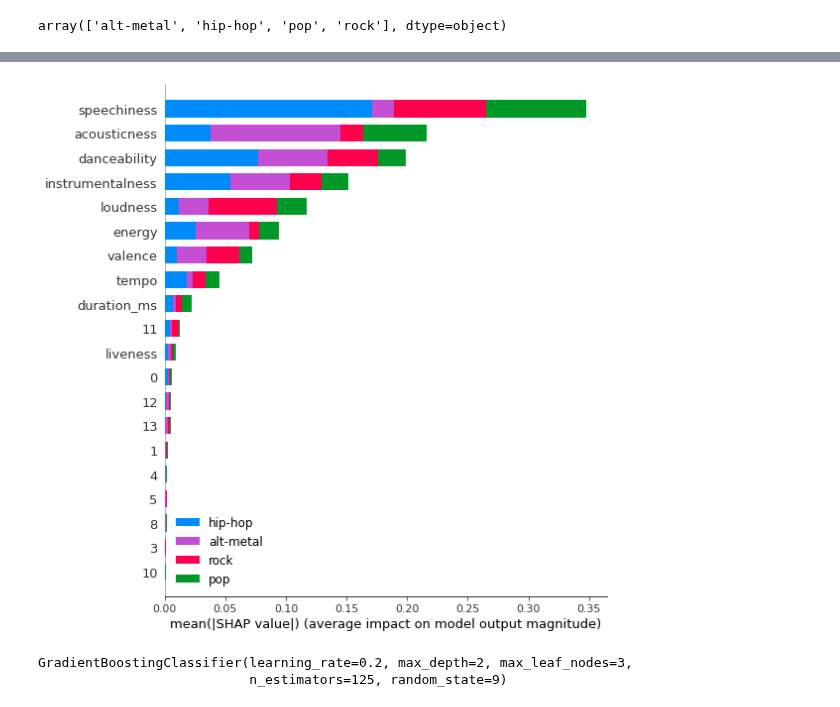
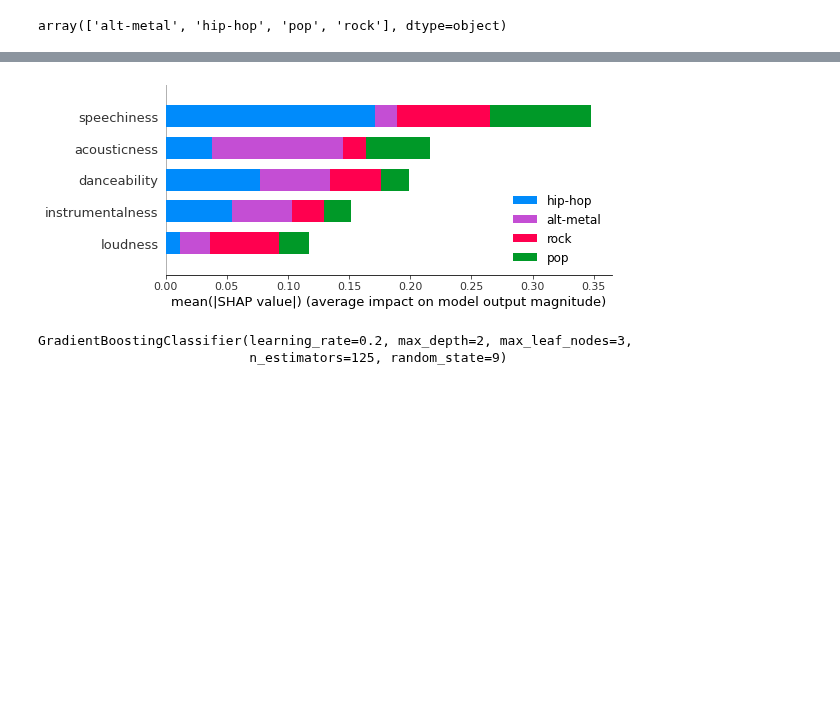
Before and after one commit to Hadryan/Music-Recommendation-System-24, a Jupyter notebook: Notebook-2-Predict-Genre-Data-Modeling.ipynb, the cells around one changed output, grey strips where cells are left out. Cells and saved outputs as stored; diff of their text form; code cells hidden in the pictures; blank space fills up the shorter version.

```diff
--- a/Notebook-2-Predict-Genre-Data-Modeling.ipynb
+++ b/Notebook-2-Predict-Genre-Data-Modeling.ipynb
@@ -714,11 +715,12 @@ shap.summary_plot(shap_values, features=final_ohe,
 # %%
 explainer = shap.TreeExplainer(vclf_rf)
 shap_values = explainer.shap_values(final_ohe)
 shap.summary_plot(shap_values, features=final_ohe,
                   feature_names=final_ohe.columns,
-                  class_names = voting_clf.classes_)
+                  class_names = voting_clf.classes_,
+                 max_display = 5)
 # %% [output]
-[figure, old version]
+[figure, new version]
 # %%
 vclf_gbc
 # %% [output]
```
Also changed, not shown: parts of 1 cell of this notebook.
